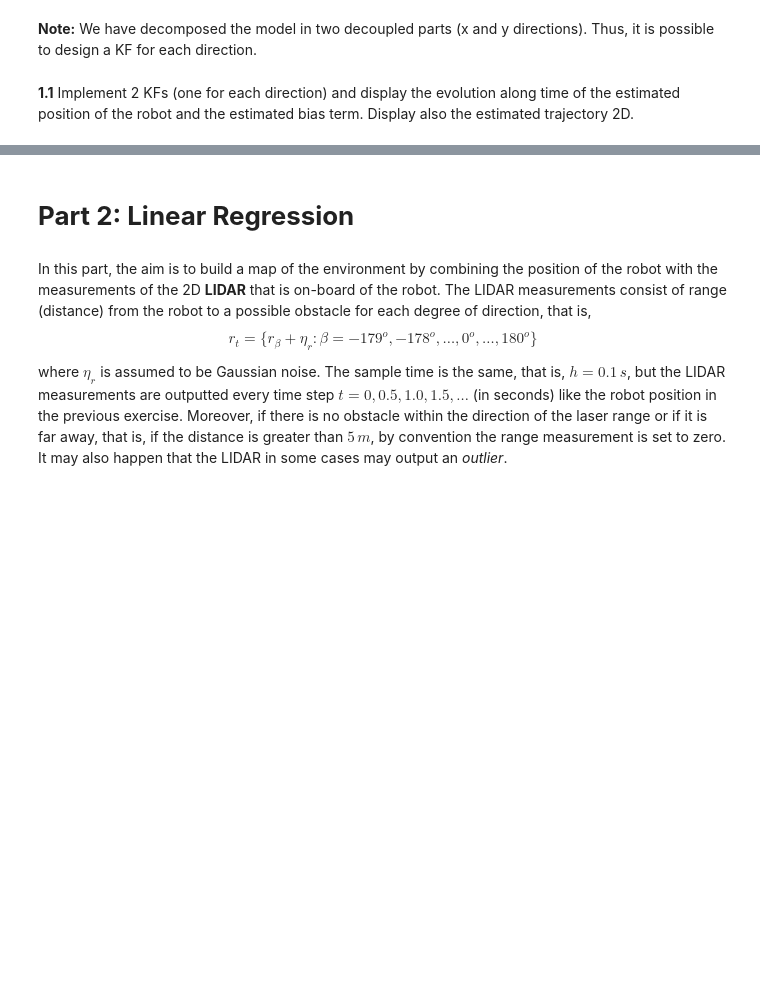
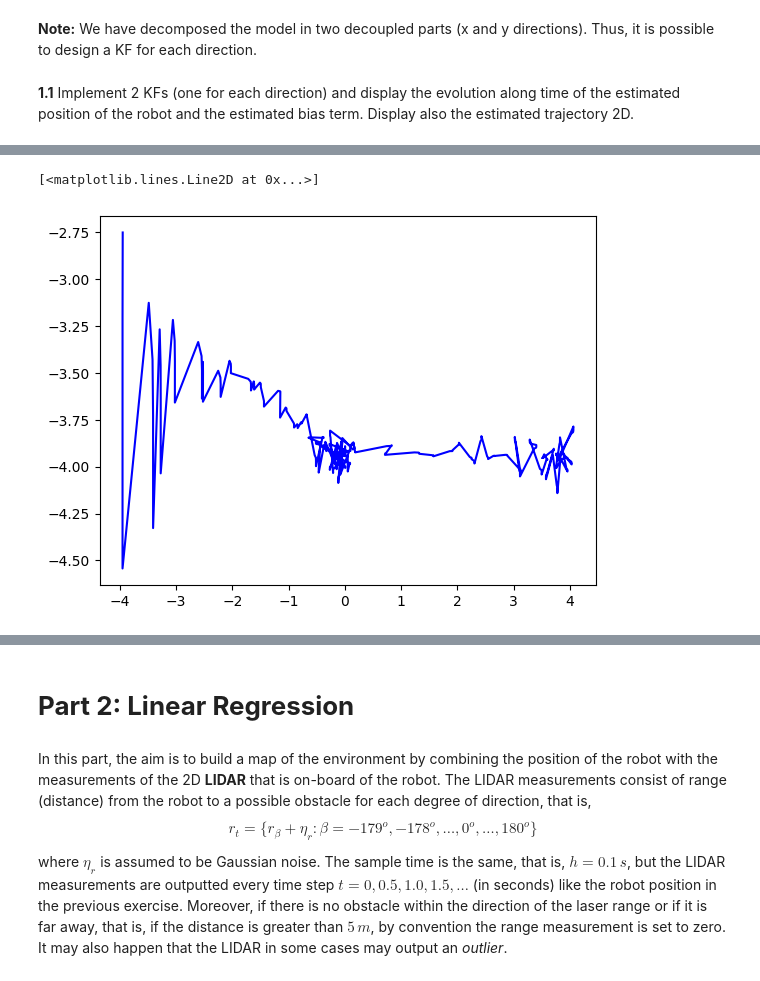
Before and after one commit to cthadeufaria/apc, a Jupyter notebook: project01/ML_project1.ipynb, the cells around one changed output, grey strips where cells are left out. Saved outputs shown, nothing was run; the diff lists cells and outputs as text; code cells hidden in the pictures; blank space fills up the shorter version.

```diff
--- a/project01/ML_project1.ipynb
+++ b/project01/ML_project1.ipynb
@@ -299,0 +328,6 @@ for i in range:
+# %%
+# Trajectory 2D
+plt.plot(plot_x.XPx, plot_y.XPx, color='blue',label="Estimated trajectory 2D")
+# %% [output]
+[<matplotlib.lines.Line2D at 0x...>]
+[figure, added]
```
Also changed, not shown: parts of 13 cells of this notebook, 2 other files.
